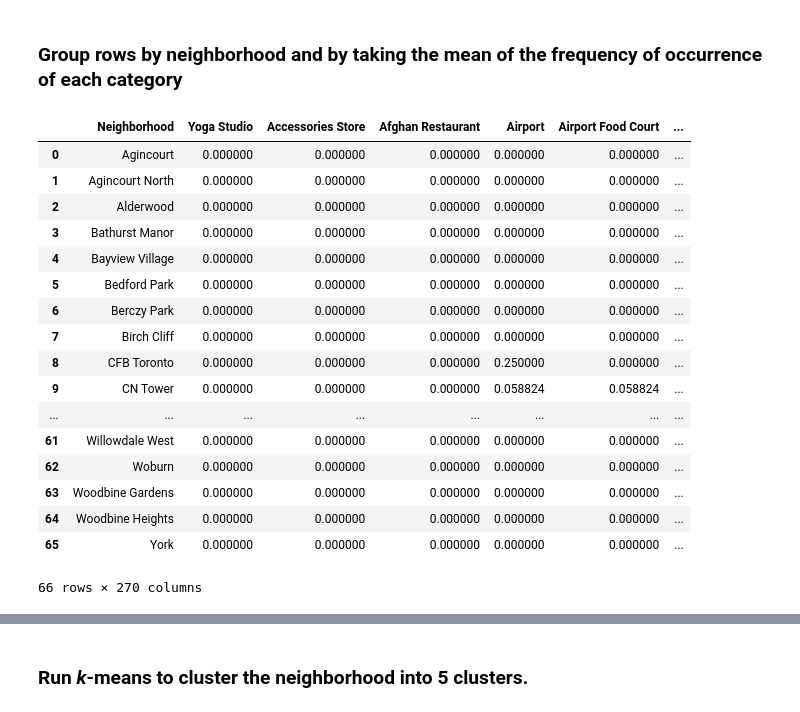
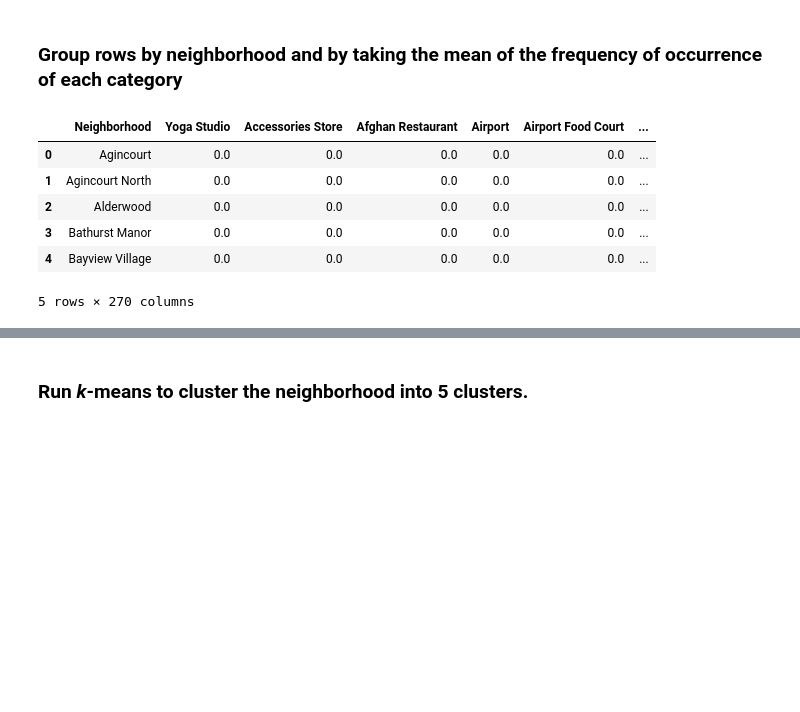
Before and after one commit to vineetraichur/Coursera_Capstone, a Jupyter notebook: Toronto_Neighborhood_Assignment.ipynb, the cells around one changed output, grey strips where cells are left out. Cells and saved outputs as stored; diff of their text form; code cells hidden in the pictures; blank space fills up the shorter version.

```diff
--- a/Toronto_Neighborhood_Assignment.ipynb
+++ b/Toronto_Neighborhood_Assignment.ipynb
@@ -292,26 +256,15 @@ toronto_onehot.shape
 ### Group rows by neighborhood and by taking the mean of the frequency of occurrence of each category
 # %%
 toronto_grouped = toronto_onehot.groupby('Neighborhood').mean().reset_index()
-toronto_grouped
+toronto_grouped.head()
 # %% [output]
 |  | Neighborhood | Yoga Studio | Accessories Store | Afghan Restaurant | Airport | Airport Food Court | ... |
-| 0 | Agincourt | 0.000000 | 0.000000 | 0.000000 | 0.000000 | 0.000000 | ... |
-| 1 | Agincourt North | 0.000000 | 0.000000 | 0.000000 | 0.000000 | 0.000000 | ... |
-| 2 | Alderwood | 0.000000 | 0.000000 | 0.000000 | 0.000000 | 0.000000 | ... |
-| 3 | Bathurst Manor | 0.000000 | 0.000000 | 0.000000 | 0.000000 | 0.000000 | ... |
-| 4 | Bayview Village | 0.000000 | 0.000000 | 0.000000 | 0.000000 | 0.000000 | ... |
-| 5 | Bedford Park | 0.000000 | 0.000000 | 0.000000 | 0.000000 | 0.000000 | ... |
-| 6 | Berczy Park | 0.000000 | 0.000000 | 0.000000 | 0.000000 | 0.000000 | ... |
-| 7 | Birch Cliff | 0.000000 | 0.000000 | 0.000000 | 0.000000 | 0.000000 | ... |
-| 8 | CFB Toronto | 0.000000 | 0.000000 | 0.000000 | 0.250000 | 0.000000 | ... |
-| 9 | CN Tower | 0.000000 | 0.000000 | 0.000000 | 0.058824 | 0.058824 | ... |
-| ... | ... | ... | ... | ... | ... | ... | ... |
-| 61 | Willowdale West | 0.000000 | 0.000000 | 0.000000 | 0.000000 | 0.000000 | ... |
-| 62 | Woburn | 0.000000 | 0.000000 | 0.000000 | 0.000000 | 0.000000 | ... |
-| 63 | Woodbine Gardens | 0.000000 | 0.000000 | 0.000000 | 0.000000 | 0.000000 | ... |
-| 64 | Woodbine Heights | 0.000000 | 0.000000 | 0.000000 | 0.000000 | 0.000000 | ... |
-| 65 | York | 0.000000 | 0.000000 | 0.000000 | 0.000000 | 0.000000 | ... |
+| 0 | Agincourt | 0.0 | 0.0 | 0.0 | 0.0 | 0.0 | ... |
+| 1 | Agincourt North | 0.0 | 0.0 | 0.0 | 0.0 | 0.0 | ... |
+| 2 | Alderwood | 0.0 | 0.0 | 0.0 | 0.0 | 0.0 | ... |
+| 3 | Bathurst Manor | 0.0 | 0.0 | 0.0 | 0.0 | 0.0 | ... |
+| 4 | Bayview Village | 0.0 | 0.0 | 0.0 | 0.0 | 0.0 | ... |
-66 rows × 270 columns
+5 rows × 270 columns
 # %%
 def return_most_common_venues(row, num_top_venues):
     row_categories = row.iloc[1:]
```
Also changed, not shown: parts of 3 cells of this notebook.
